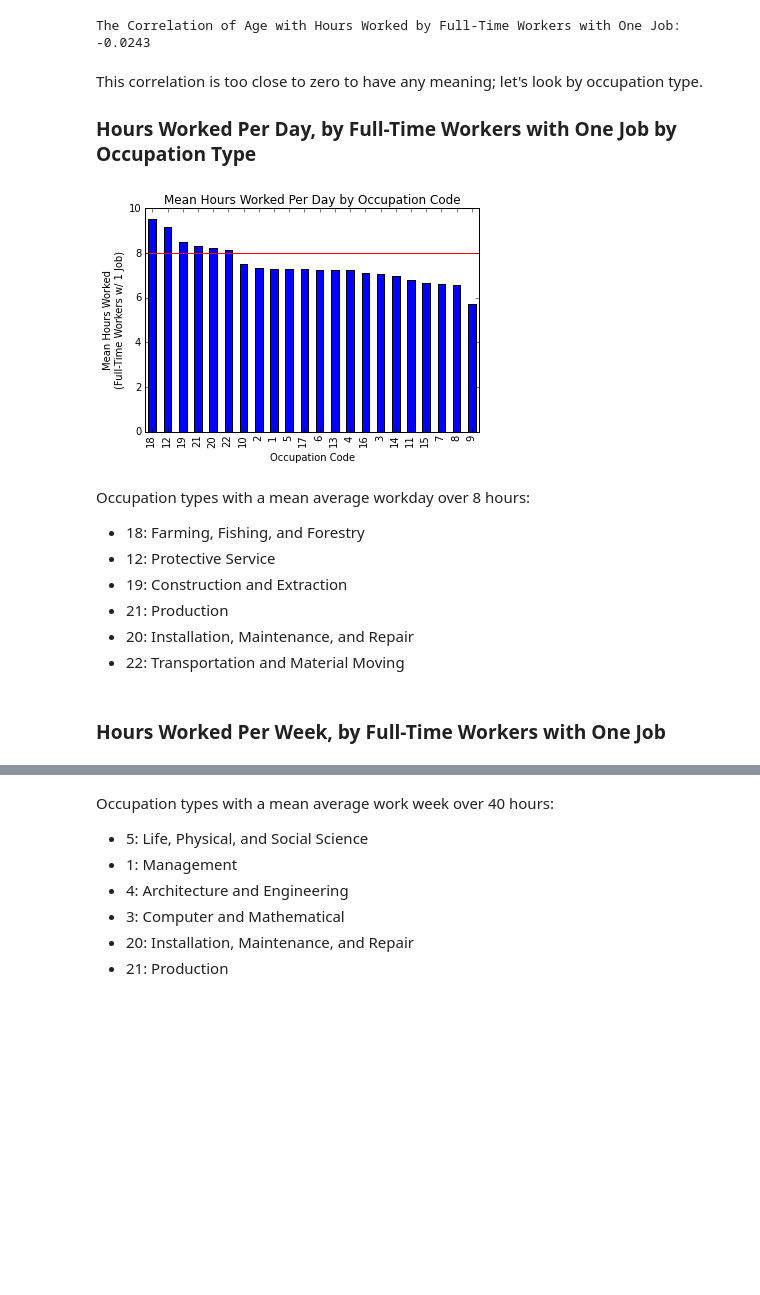
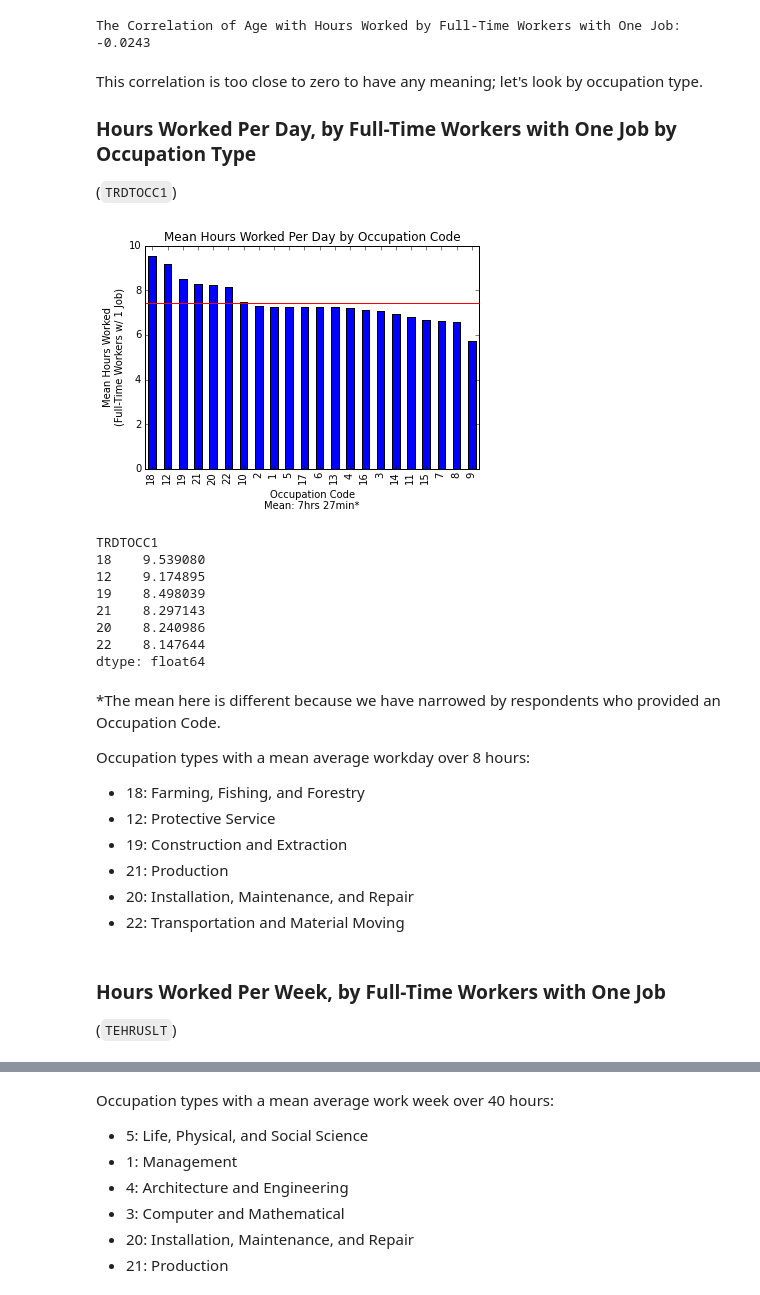
Before and after one commit to ahartz1/atus-analysis, a Jupyter notebook: atus-analysis.ipynb, the cells around one changed output, grey strips where cells are left out. Drawn from its saved outputs; the diff is of its cells as text; code cells hidden in the pictures; blank space fills up the shorter version.

```diff
--- a/atus-analysis.ipynb
+++ b/atus-analysis.ipynb
@@ -505,3 +536,4 @@ I am interested in finding out more about amount of time spent working in regard
 # %%
-hours_worked = summary[summary['t050101'] > 0][['TUCASEID', 'TEAGE', 'TELFS', 'TEMJOT', 't050101']].copy()
+hours_worked = summary[summary['t050101'] > 0][['TUCASEID', 'TEAGE', 'TELFS',
+                                                'TEMJOT', 't050101']].copy()
 # %%
@@ -574,25 +621,43 @@ The Correlation of Age with Hours Worked by Full-Time Workers with One Job: -0.0
 This correlation is too close to zero to have any meaning; let's look by occupation type.
 
 ### Hours Worked Per Day, by Full-Time Workers with One Job by Occupation Type
+(`TRDTOCC1`)
 # %%
 ft_hw_onejob_indus = pd.merge(ft_hw_onejob, resp[['TUCASEID', 'TRDTOCC1']])
 # %%
-pivot_ft_hw_onejob_indus = ft_hw_onejob_indus.pivot_table(index='TRDTOCC1',
-                                                          columns='TUCASEID',
-                                                          values='hours_worked')
+pivot_ft_hw_onejob_indus = ft_hw_onejob_indus \
+                               .pivot_table(index='TRDTOCC1',
+                                            columns='TUCASEID',
+                                            values='hours_worked')
 # %%
-mean_ft_hw_indus = pivot_ft_hw_onejob_indus.sum(axis=1)/pivot_ft_hw_onejob_indus.count(axis=1)
+mean_ft_hw_indus = pivot_ft_hw_onejob_indus.sum(axis=1) / \
+                   pivot_ft_hw_onejob_indus.count(axis=1)
 # %%
-mean_ft_hw_indus.order(ascending=False).plot(kind='bar',
-                                             title='Mean Hours Worked Per Day by Occupation Code')
-plt.xlabel('Occupation Code')
+mean_ft_hw_indus.order(ascending=False) \
+    .plot(kind='bar',
+          title='Mean Hours Worked Per Day by Occupation Code')
+plt.xlabel('Occupation Code\nMean: {}hrs {:.0f}min*'
+           .format(int(mean_ft_hw_indus.mean()),
+                   (mean_ft_hw_indus.mean() -
+                    int(mean_ft_hw_indus.mean()))*60))
 plt.ylabel('Mean Hours Worked\n(Full-Time Workers w/ 1 Job)')
 xmin, xmax = plt.xlim()
-plt.hlines(8, xmin, xmax, color='r')
+plt.hlines(mean_ft_hw_indus.mean(), xmin, xmax, color='r')
 plt.show()
+mean_ft_hw_indus.order(ascending=False)[:6]
 # %% [output]
-[figure, old version]
+[figure, new version]
+TRDTOCC1
+18    9.539080
+12    9.174895
+19    8.498039
+21    8.297143
+20    8.240986
+22    8.147644
+dtype: float64
 # %% [markdown]
+\*The mean here is different because we have narrowed by respondents who provided an Occupation Code.
+
 Occupation types with a mean average workday over 8 hours:
 * 18: Farming, Fishing, and Forestry
 * 12: Protective Service
@@ -602,5 +667,6 @@ Occupation types with a mean average workday over 8 hours:
 * 22: Transportation and Material Moving
 # %% [markdown]
 ### Hours Worked Per Week, by Full-Time Workers with One Job
+(`TEHRUSLT`)
 # %%
 ft_hwk_onejob_indus = summary[summary.TELFS == 1] \
```
Also changed, not shown: parts of 56 cells of this notebook.
